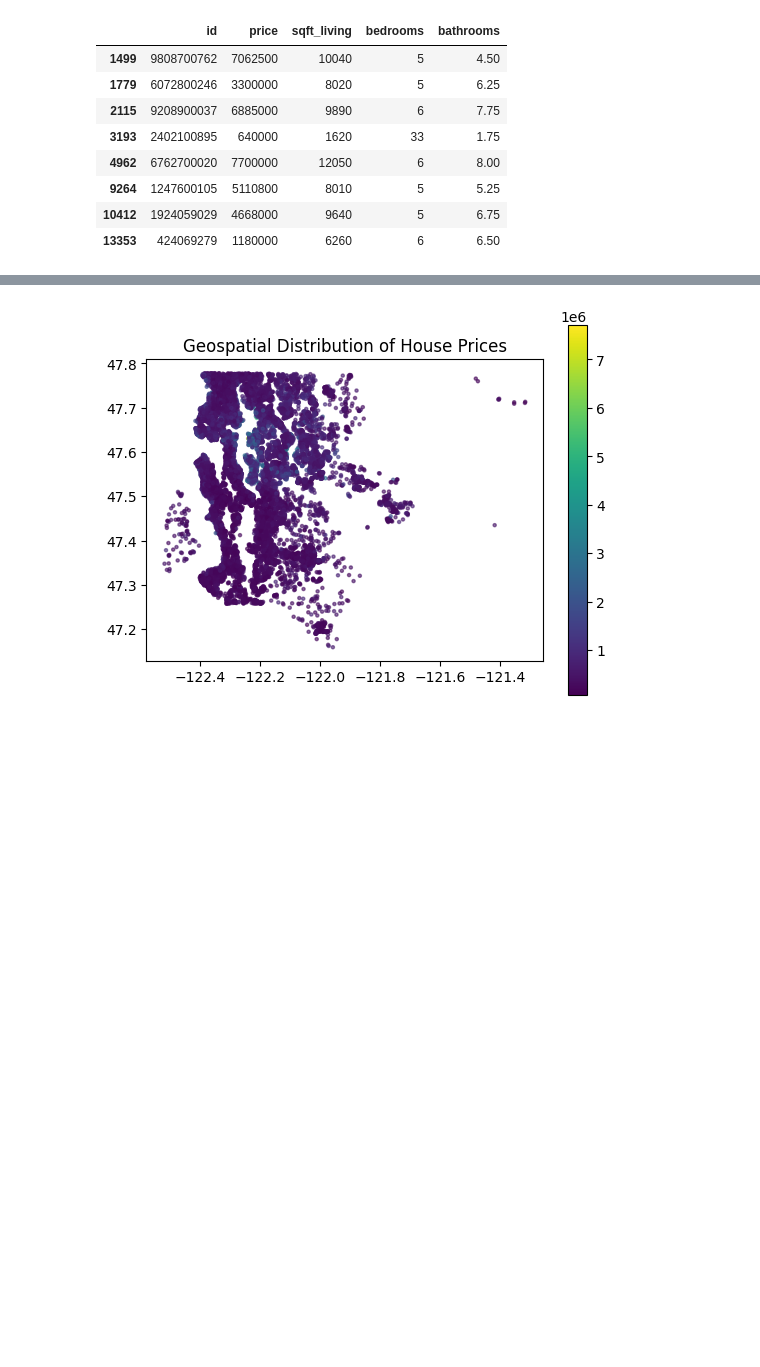
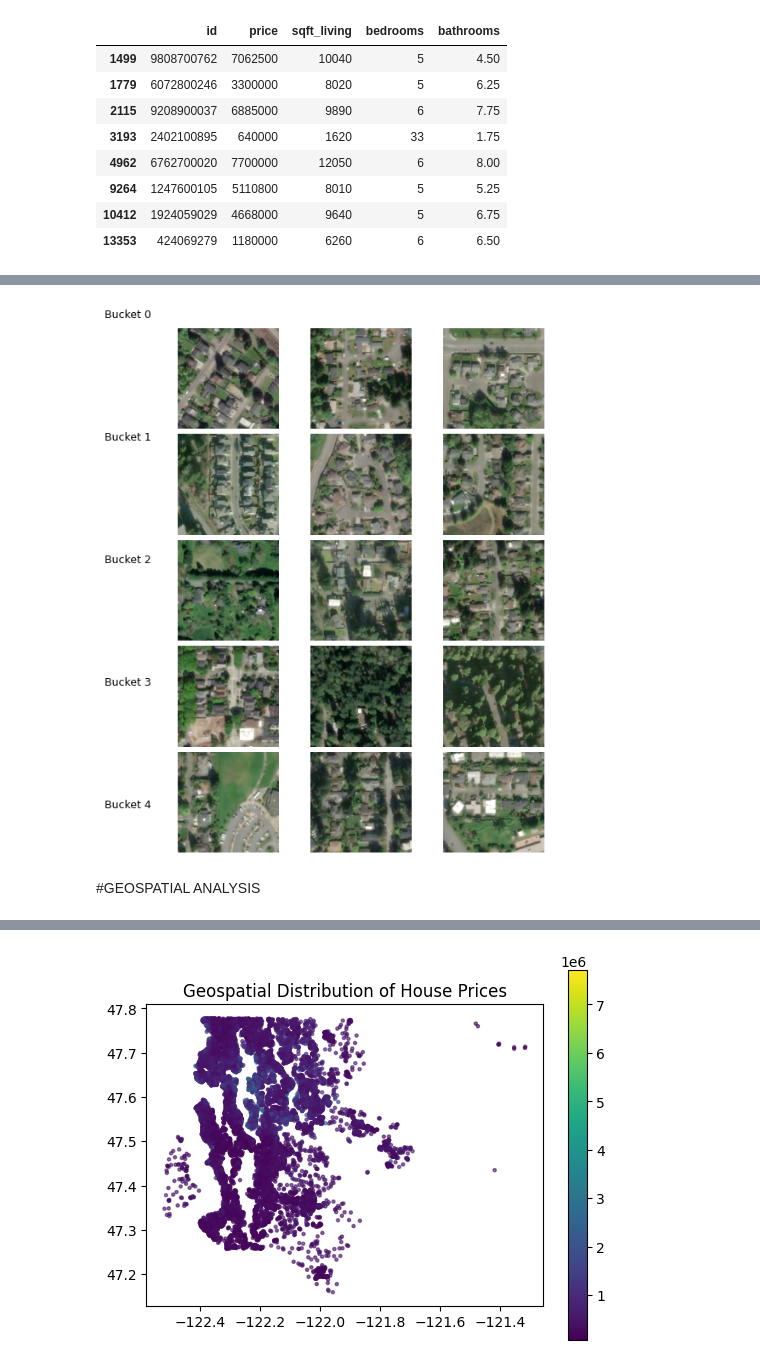
Before and after one commit to akshayiitr04/satellite-property-valuation, a Jupyter notebook: preprocessing.ipynb, the cells around one changed output, grey strips where cells are left out. Drawn from its saved outputs; the diff is of its cells as text; code cells hidden in the pictures; blank space fills up the shorter version.

```diff
--- a/preprocessing.ipynb
+++ b/preprocessing.ipynb
@@ -439,3 +477,33 @@ train.loc[flags, ["id", "price", "sqft_living", "bedrooms", "bathrooms"]]
+# %%
+import matplotlib.image as mpimg
+
+fig, axs = plt.subplots(5, 3, figsize=(6, 8))
+
+for i in range(5):
+    sample_id = df[df['price_bucket'] == i]['id'].sample(3).values
+    for j, img_id in enumerate(sample_id):
+        img_path = f"/content/drive/MyDrive/satellite_project/images/raw/{img_id}.jpg"
+        img = mpimg.imread(img_path)
+
+        axs[i, j].imshow(img)
+        axs[i, j].axis('off')
+
+# Add row titles manually
+for i in range(5):
+    fig.text(
+        0.01,                      # x position
+        0.90 - i * 0.18,           # y position
+        f"Bucket {i}",
+        fontsize=9,
+        va='center'
+    )
+
+plt.subplots_adjust(wspace=0.02, hspace=0.05)
+plt.show()
+# %% [output]
+[figure, added]
+# %% [markdown]
+#GEOSPATIAL ANALYSIS
 # %%
 # Create geometry column
 geometry = [Point(xy) for xy in zip(train['long'], train['lat'])]
```
Also changed, not shown: parts of 6 cells of this notebook.
